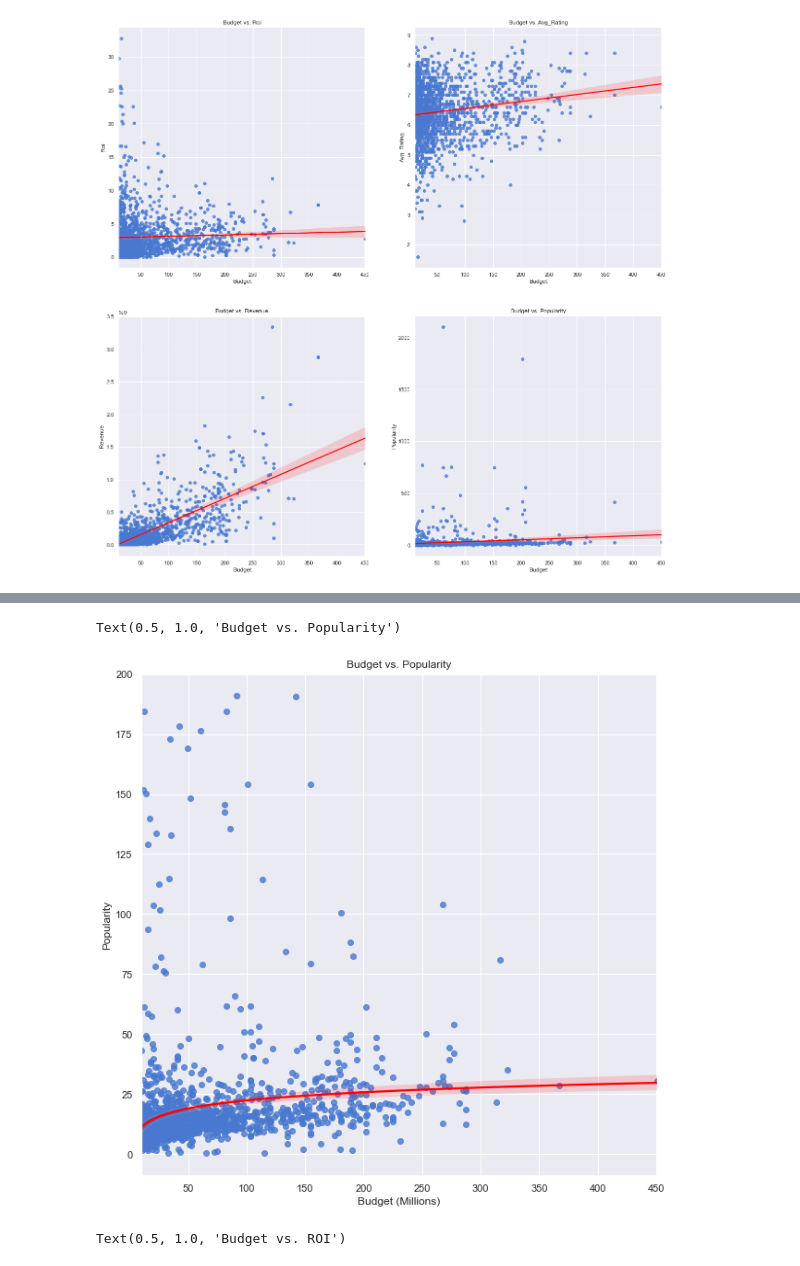
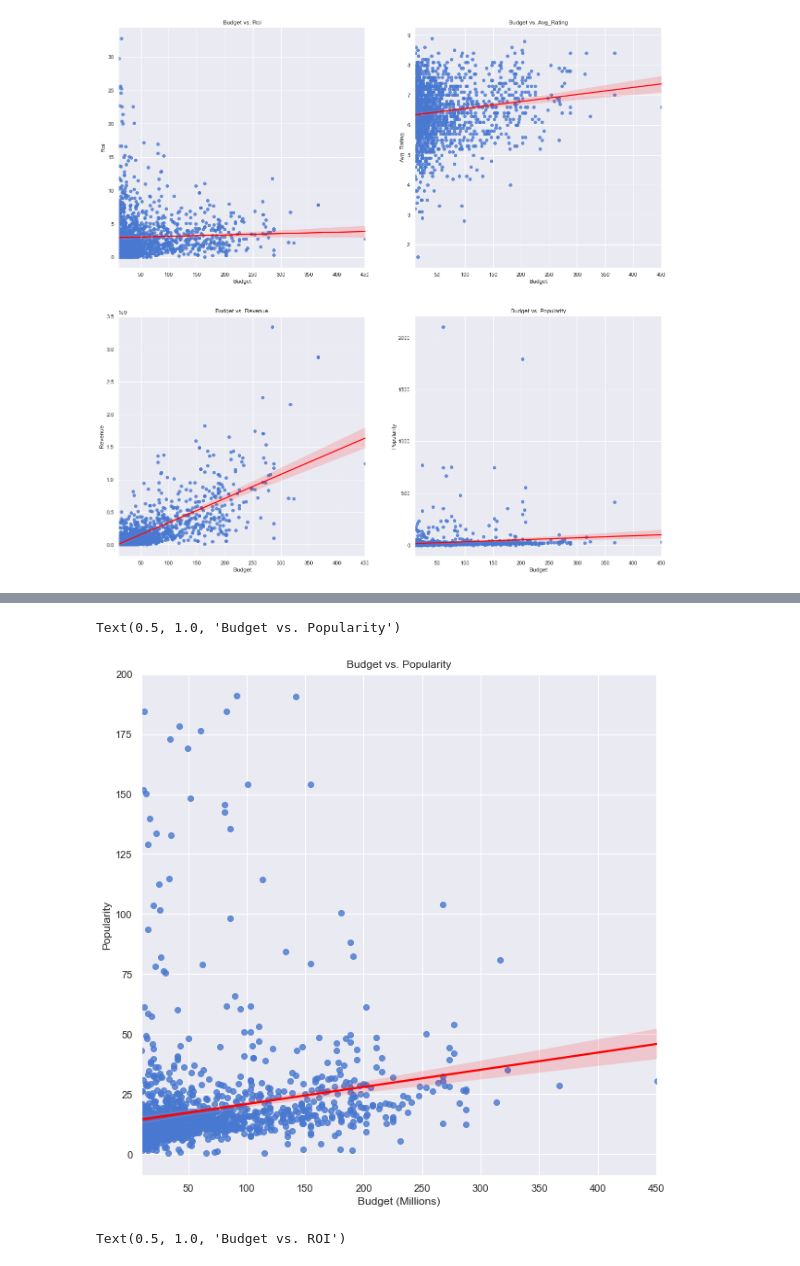
Before and after one commit to ntimpano614/dsc_mod1_project, a Jupyter notebook: student_combined.ipynb, the cells around one changed output, grey strips where cells are left out. Saved outputs shown, nothing was run; the diff lists cells and outputs as text; code cells hidden in the pictures.

```diff
--- a/student_combined.ipynb
+++ b/student_combined.ipynb
@@ -678,13 +682,13 @@ Text(0.5, 1.0, 'Budget vs. Revenue')
 # %%
 plt.figure(figsize=(10,10))
 data = two_c[two_c.popularity < 200]
-sns.regplot(x=data['budget']/1000000,y=data['popularity'],logx=True,line_kws={"color": "red"})
+sns.regplot(x=data['budget']/1000000,y=data['popularity'],line_kws={"color": "red"})
 plt.xlabel('Budget (Millions)')
 plt.ylabel('Popularity')
 plt.title('Budget vs. Popularity')
 # %% [output]
 Text(0.5, 1.0, 'Budget vs. Popularity')
-[figure, old version]
+[figure, new version]
 # %%
 import numpy as np
 test = two_c[two_c.roi < 20]
```
Also changed, not shown: parts of 5 cells of this notebook.
